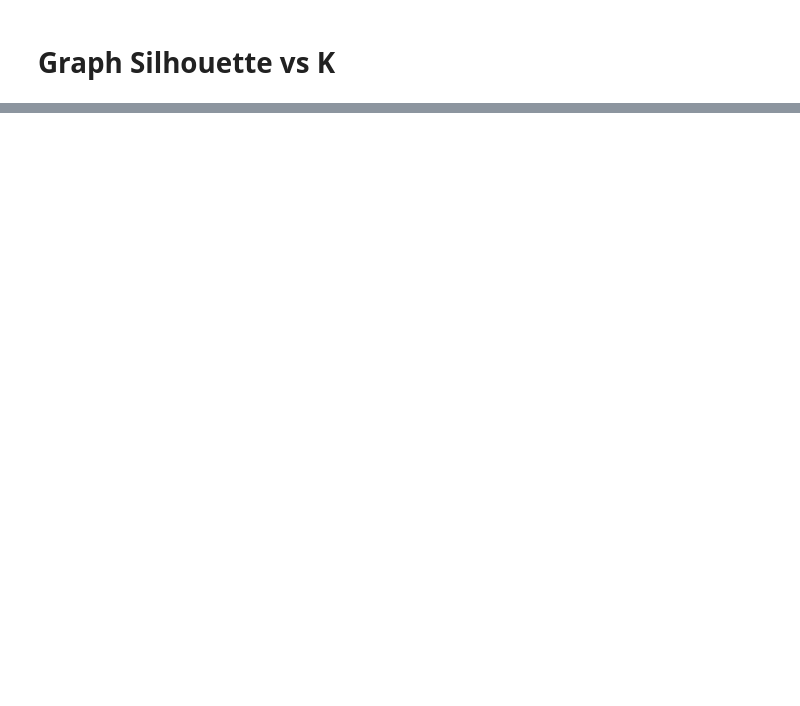
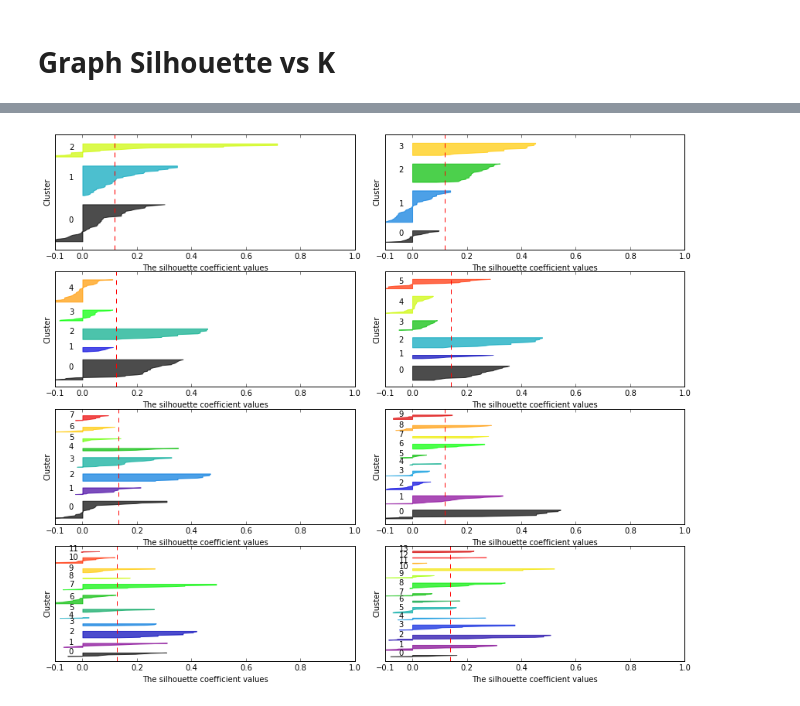
Before and after one commit to slstarnes/data-smart-sans-excel, a Jupyter notebook: Data Smart Sans Excel.ipynb, the cells around one changed output, grey strips where cells are left out. Saved outputs shown, nothing was run; the diff lists cells and outputs as text; code cells hidden in the pictures; blank space fills up the shorter version.

Commit message:
updates to fix bug with grabbing top 5 offers, and expanded the last scikit section and added a SC vs K graph.

```diff
--- a/Data Smart Sans Excel.ipynb
+++ b/Data Smart Sans Excel.ipynb
@@ -354,12 +355,10 @@ max_iters = 10
 X = transactions_np.T
 
 clusterer = cluster.KMeans(K, init='k-means++', n_init=10, max_iter=max_iters)
-cluster_labels = clusterer.fit_predict(X)
-centroids = clusterer.cluster_centers_
+clusterer.fit_predict(X)
+centroids_sk_k5 = clusterer.cluster_centers_
 P = clusterer.labels_ #Index of the cluster each sample belongs to.
 
-range_n_clusters = [2, 3, 4, 5, 6]
-
-
-print
+total_d = distance(X, centroids_sk_k5, K)
+print (total_d)
 # %% [output]
@@ -367,35 +394,45 @@ print
 # %% [markdown]
 # Graph Silhouette vs K
 # %%
-range_n_clusters = [2, 3, 4, 5, 6]
+#http://scikit-learn.org/stable/auto_examples/cluster/plot_kmeans_silhouette_analysis.html
+%matplotlib inline
+range_n_clusters = [3, 4, 5, 6, 8, 10, 12, 14, 16]
 
-for n_clusters in range_n_clusters:
-    # Create a subplot with 1 row and 2 columns
-    fig, (ax1, ax2) = plt.subplots(1, 2)
-    fig.set_size_inches(18, 7)
+s_per_K = np.zeros((1, len(range_n_clusters)))
+counter = 0
+
+fig, axs = plt.subplots(nrows=int(len(range_n_clusters)/2), ncols=2)
+fig.set_size_inches(12,10) # w x h
+plt.tight_layout()
+for ax in axs.reshape(-1):
+    if counter >= len(range_n_clusters): break # handles case of odd number of Ks
+    n_clusters = range_n_clusters[counter]
+
+    # The silhouette_score gives the average value for all the samples.
+    # This gives a perspective into the density and separation of the formed
+    # clusters
+    silhouette_avg = metrics.silhouette_score(X, cluster_labels)
+    print("For K =", n_clusters,
+          "The average silhouette_score is :", silhouette_avg)
+
+    s_per_K[0,counter] = silhouette_avg
+
+    # Compute the silhouette scores for each sample
+    sample_silhouette_values = metrics.silhouette_samples(X, cluster_labels)
+
 
     # The 1st subplot is the silhouette plot
     # The silhouette coefficient can range from -1, 1 but in this example all
     # lie within [-0.1, 1]
-    ax1.set_xlim([-0.1, 1])
+    ax.set_xlim([-0.1, 1])
     # The (n_clusters+1)*10 is for inserting blank space between silhouette
     # plots of individual clusters, to demarcate them clearly.
-    ax1.set_ylim([0, len(X) + (n_clusters + 1) * 10])
+    ax.set_ylim([0, len(X) + (n_clusters + 1) * 10])
 
     # Initialize the clusterer with n_clusters value and a random generator
     # seed of 10 for reproducibility.
     clusterer = cluster.KMeans(n_clusters=n_clusters, random_state=10)
     cluster_labels = clusterer.fit_predict(X)
-
-    # The silhouette_score gives the average value for all the samples.
-    # This gives a perspective into the density and separation of the formed
-    # clusters
-    silhouette_avg = metrics.silhouette_score(X, cluster_labels)
-    print("For n_clusters =", n_clusters,
-          "The average silhouette_score is :", silhouette_avg)
-
-    # Compute the silhouette scores for each sample
-    sample_silhouette_values = metrics.silhouette_samples(X, cluster_labels)
 
     y_lower = 10
     for i in range(n_clusters):
@@ -410,45 +447,24 @@ for n_clusters in range_n_clusters:
         y_upper = y_lower + size_cluster_i
 
         color = plt.cm.spectral(float(i) / n_clusters)
-        ax1.fill_betweenx(np.arange(y_lower, y_upper),
+        ax.fill_betweenx(np.arange(y_lower, y_upper),
                           0, ith_cluster_silhouette_values,
                           facecolor=color, edgecolor=color, alpha=0.7)
 
         # Label the silhouette plots with their cluster numbers at the middle
-        ax1.text(-0.05, y_lower + 0.5 * size_cluster_i, str(i))
+        ax.text(-0.05, y_lower + 0.5 * size_cluster_i, str(i))
 
         # Compute the new y_lower for next plot
         y_lower = y_upper + 10  # 10 for the 0 samples
 
-    ax1.set_title("The silhouette plot for the various clusters.")
-    ax1.set_xlabel("The silhouette coefficient values")
-    ax1.set_ylabel("Cluster label")
+    #ax1.set_title("The silhouette plot for the various clusters.")
+    ax.set_xlabel("The silhouette coefficient values")
+    ax.set_ylabel("Cluster")
 
     # The vertical line for average silhoutte score of all the values
-    ax1.axvline(x=silhouette_avg, color="red", linestyle="--")
+    ax.axvline(x=silhouette_avg, color="red", linestyle="--")
 
-    ax1.set_yticks([])  # Clear the yaxis labels / ticks
-    ax1.set_xticks([-0.1, 0, 0.2, 0.4, 0.6, 0.8, 1])
-
-    # 2nd Plot showing the actual clusters formed
-    colors = plt.cm.spectral(cluster_labels.astype(float) / n_clusters)
-    ax2.scatter(X[:, 0], X[:, 1], marker='.', s=30, lw=0, alpha=0.7,
-                c=colors)
-
-    # Labeling the clusters
-    centers = clusterer.cluster_centers_
-    # Draw white circles at cluster centers
-    ax2.scatter(centers[:, 0], centers[:, 1],
-                marker='o', c="white", alpha=1, s=200)
-
-    for i, c in enumerate(centers):
-        ax2.scatter(c[0], c[1], marker='$%d$' % i, alpha=1, s=50)
-
-    ax2.set_title("The visualization of the clustered data.")
-    ax2.set_xlabel("Feature space for the 1st feature")
-    ax2.set_ylabel("Feature space for the 2nd feature")
-
-    plt.suptitle(("Silhouette analysis for KMeans clustering on sample data "
-                  "with n_clusters = %d" % n_clusters),
-                 fontsize=14, fontweight='bold')
+    ax.set_yticks([])  # Clear the yaxis labels / ticks
+    ax.set_xticks([-0.1, 0, 0.2, 0.4, 0.6, 0.8, 1])
+    counter += 1
 # %% [output]
@@ -467,0 +479 @@ For n_clusters = 5 The average silhouette_score is : 0.14092516242
+[figure, added]
```
Also changed, not shown: parts of 10 cells of this notebook.
